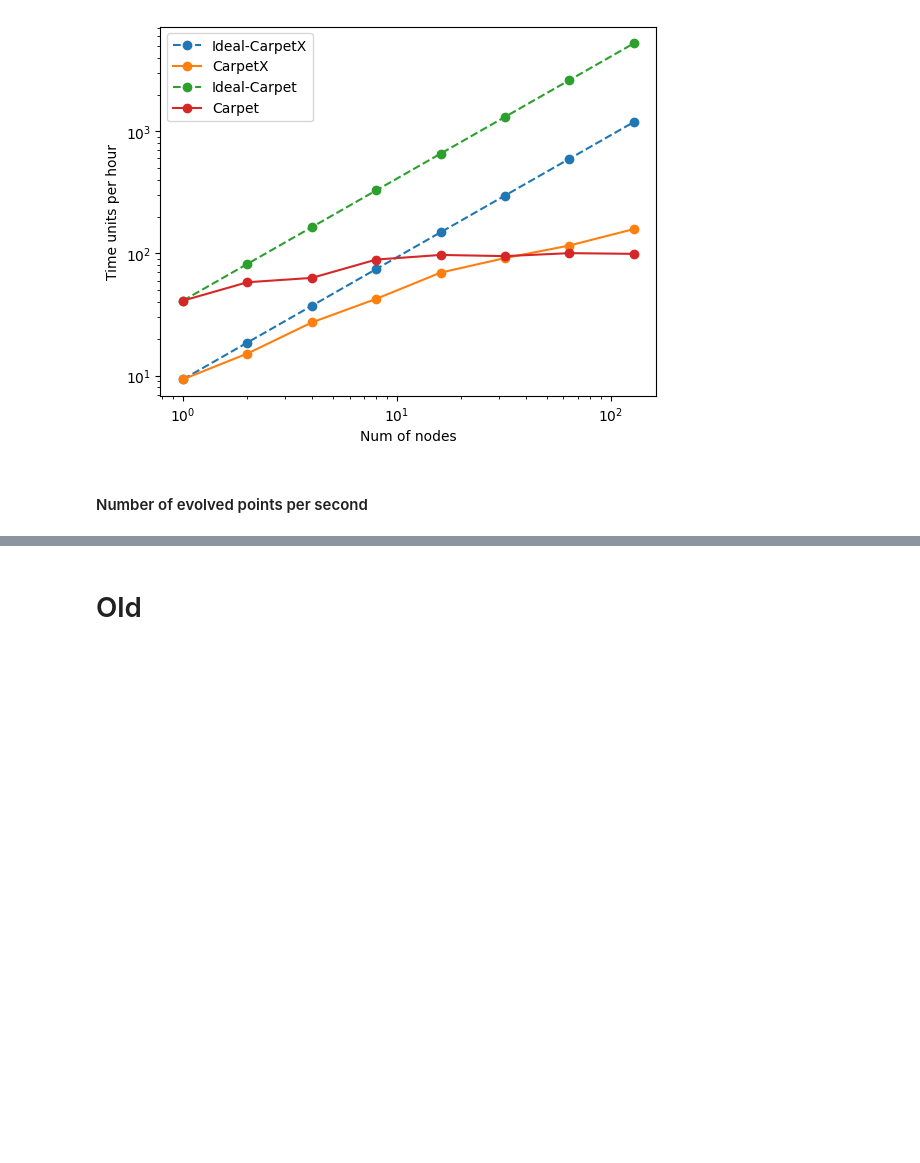
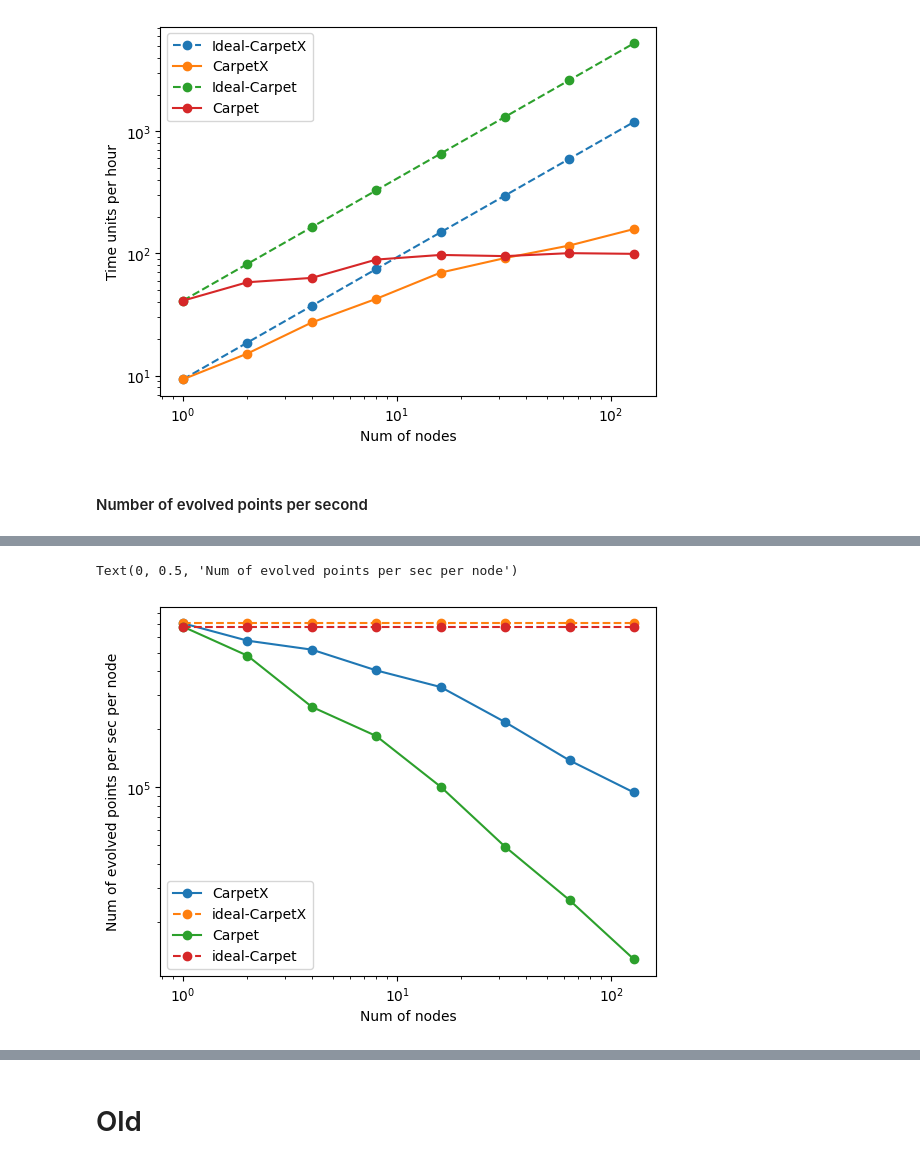
Before and after one commit to lwJi/Docs-CarpetX-Public, a Jupyter notebook: ipynb/plots/Scaling/Strong_CPU.ipynb, the cells around one changed output, grey strips where cells are left out. Drawn from its saved outputs; the diff is of its cells as text; code cells hidden in the pictures; blank space fills up the shorter version.

```diff
--- a/ipynb/plots/Scaling/Strong_CPU.ipynb
+++ b/ipynb/plots/Scaling/Strong_CPU.ipynb
@@ -275,0 +288,7 @@ plot_npt_evo_per_sec(pt.ScalingSet(data_OMP28_CarpetX), pt.ScalingSet(data_OMP28
+# %%
+plot_npt_evo_per_sec(pt.ScalingSet(data_OMP28_CarpetX), pt.ScalingSet(data_OMP28_Carpet),
+                     fy=lambda y,i: y/i, linear_y=False)
+plt.ylabel('Num of evolved points per sec per node')
+# %% [output]
+Text(0, 0.5, 'Num of evolved points per sec per node')
+[figure, added]
```
Also changed, not shown: parts of 7 cells of this notebook, 1 other file.
